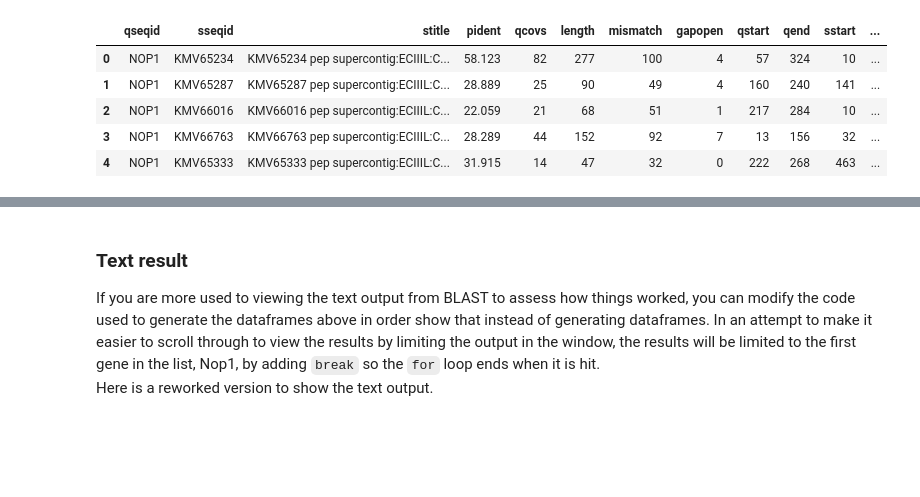
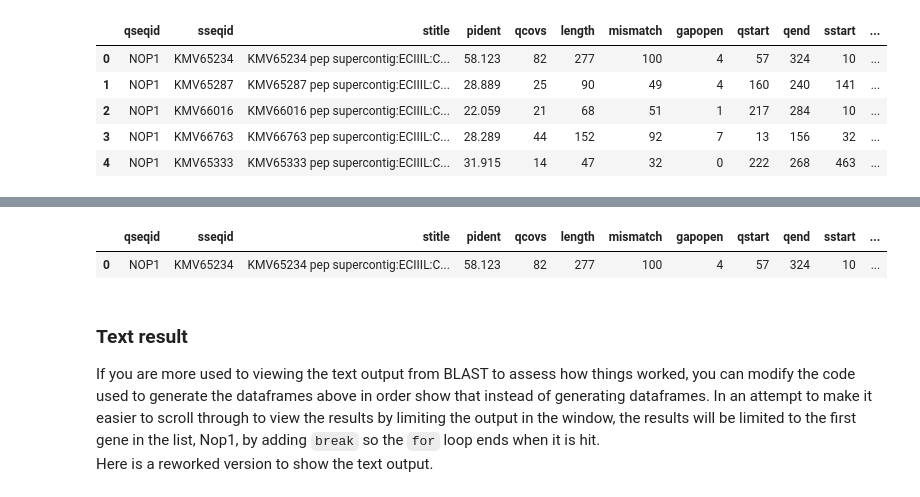
Before and after one commit to fomightez/blast-binder, a Jupyter notebook: notebooks/Searching for homologs among deduced proteins from a genome using BLAST and Python.ipynb, the cells around one changed output, grey strips where cells are left out. Saved outputs shown, nothing was run; the diff lists cells and outputs as text; code cells hidden in the pictures; blank space fills up the shorter version.

Commit message:
add some more demonstration of why the dataframe is nice

```diff
--- a/notebooks/Searching for homologs among deduced proteins from a genome using BLAST and Python.ipynb
+++ b/notebooks/Searching for homologs among deduced proteins from a genome using BLAST and Python.ipynb
@@ -246,3 +266,9 @@ The individual dataframes of results can be used in some of the ways demonstrate
+# %%
+df = dfs[0].copy() #make a copy assigned to `df` so next line easier to read
+df[df['bitscore'] > 100]
+# %% [output]
+|  | qseqid | sseqid | stitle | pident | qcovs | length | mismatch | gapopen | qstart | qend | sstart | ... |
+| 0 | NOP1 | KMV65234 | KMV65234 pep supercontig:ECIIIL:C... | 58.123 | 82 | 277 | 100 | 4 | 57 | 324 | 10 | ... |
 # %% [markdown]
 ### Text result
 
```
Also changed, not shown: parts of 9 cells of this notebook.
